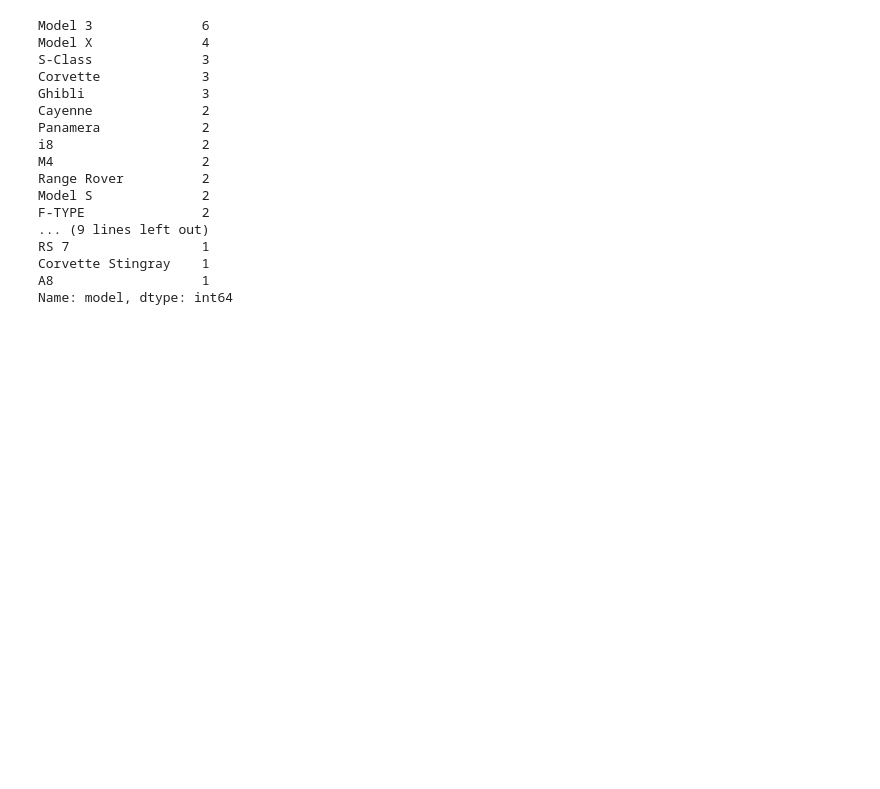
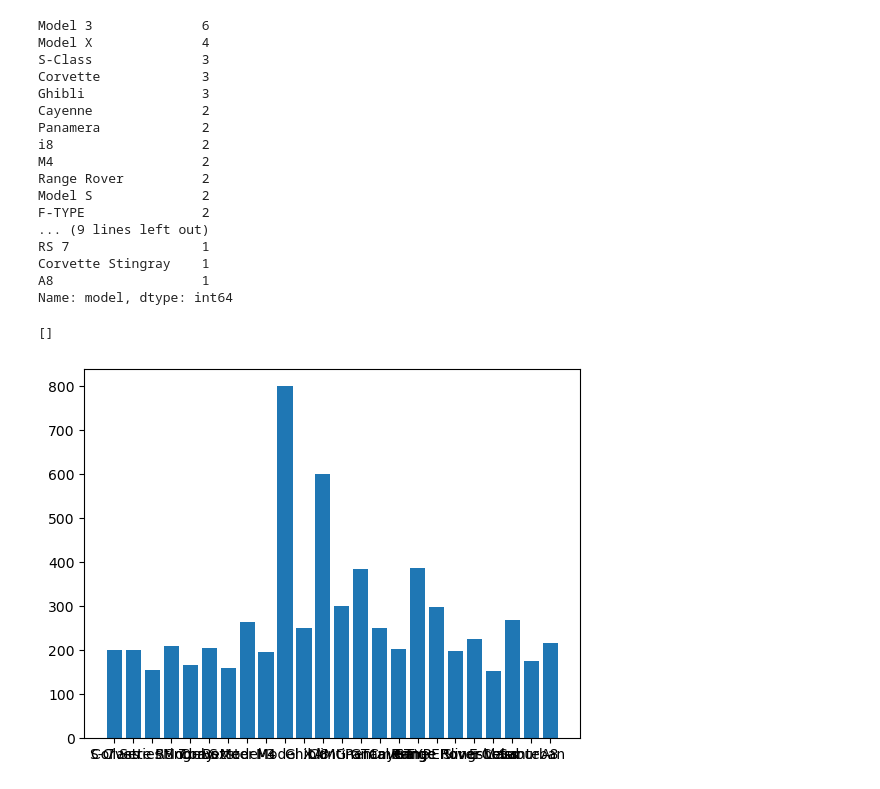
Before and after one commit to JADukeAIPI/AIPIProject, a Jupyter notebook: readcsv.ipynb, the cells around one changed output. Cells and saved outputs as stored; diff of their text form; code cells hidden in the pictures; blank space fills up the shorter version.

```diff
--- a/readcsv.ipynb
+++ b/readcsv.ipynb
@@ -5,7 +5,7 @@ import matplotlib.pyplot as plt
 # %%
 def read_df(rental_file):
     '''
-    Downloads and reads a car rental CSV from google storage
+    Rreads a car rental CSV from Kaggle
 
     Inputs:
         CSV file with location, vehicle make, model, and daily rate information
@@ -40,7 +40,7 @@ def clean_and_sort_df(df):
         need to interact with such as vehicle.type and vehicle.year
     '''
     df_ATL = df[df.airportcity == 'Atlanta']
-    df_ATL = df_ATL.rename(columns = {'vehicle.make' : 'make', 'vehicle.model' : 'model', 'vehicle.type' : 'type', 'vehicle.year' : 'year', 'rate.daily' : 'daily_rate'})
+    df_ATL = df_ATL.rename(columns = {'location.city': 'city', 'location.country' : 'country', 'location.latitude' : 'latitude',  'vehicle.make' : 'make', 'vehicle.model' : 'model', 'vehicle.type' : 'type', 'vehicle.year' : 'year', 'rate.daily' : 'daily_rate'})
     return df_ATL
 # %%
 df_ATL = clean_and_sort_df(df)
@@ -93,3 +93,10 @@ RS 7                 1
 Corvette Stingray    1
 A8                   1
 Name: model, dtype: int64
+# %%
+plt.bar(df_ATL_lux['model'], df_ATL_lux["daily_rate"])
+plt.figure(figsize=(100,50))
+plt.plot()
+# %% [output]
+[]
+[figure, added]
```
Also changed, not shown: parts of 1 cell of this notebook, 4 other files.
